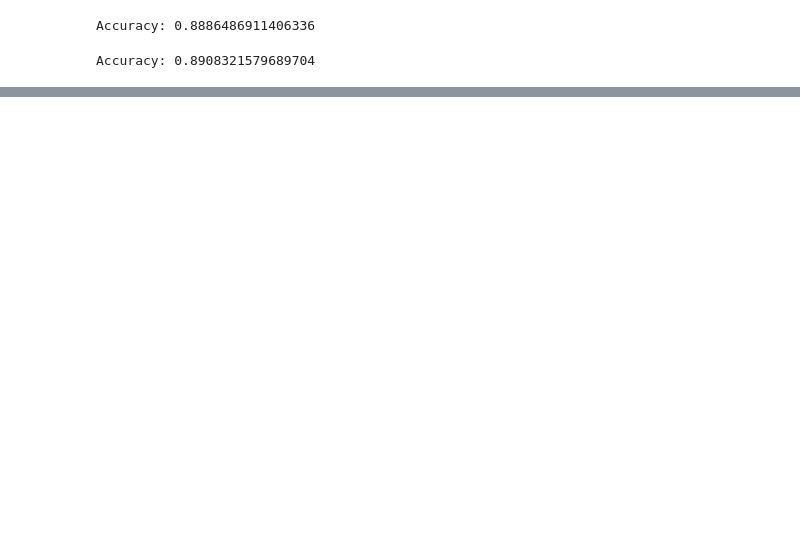
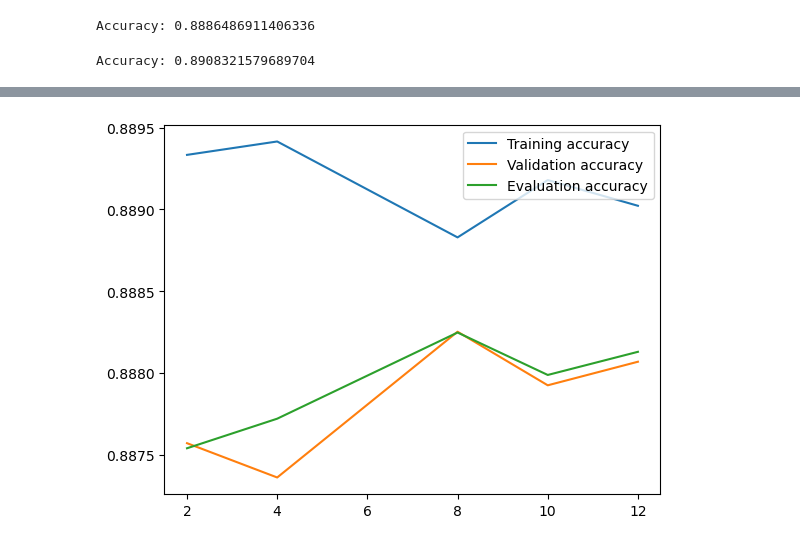
Before and after one commit to nikitamalinov/-Diabetes-130-US-hospitals-dataset, a Jupyter notebook: cs178-project.ipynb, the cells around one changed output, grey strips where cells are left out. Cells and saved outputs as stored; diff of their text form; code cells hidden in the pictures; blank space fills up the shorter version.

```diff
--- a/cs178-project.ipynb
+++ b/cs178-project.ipynb
@@ -356,0 +576,12 @@ Accuracy: 0.8908321579689704
+# %%
+# Plot our accuracy
+plt.plot(degrees,J01_xval2,label = "training")
+plt.plot(degrees,J01_xval,label = "validation")
+plt.plot(degrees,J01_xval3,label = "evaluating")
+
+
+
+plt.legend(['Training accuracy','Validation accuracy',
+            'Evaluation accuracy'],loc='upper right')
+# %% [output]
+[figure, added]
```
Also changed, not shown: parts of 24 cells of this notebook.
